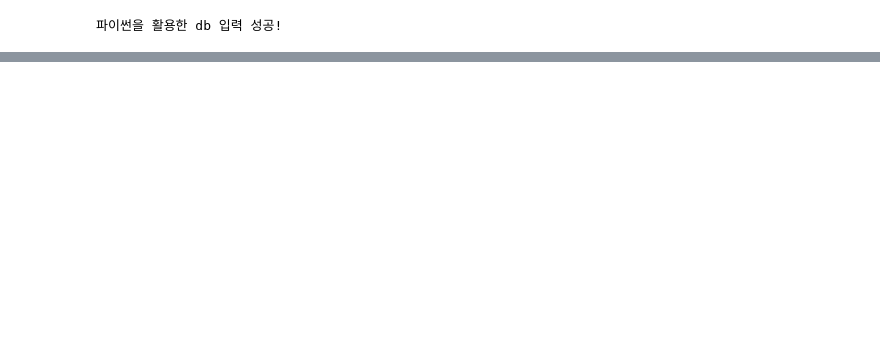
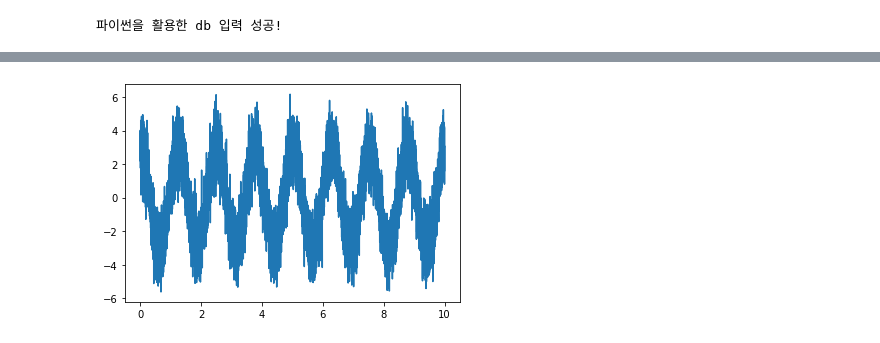
Before and after one commit to KHWeb19/LectureContents, a Jupyter notebook: python/fourth.ipynb, the cells around one changed output, grey strips where cells are left out. Saved outputs shown, nothing was run; the diff lists cells and outputs as text; code cells hidden in the pictures; blank space fills up the shorter version.

```diff
--- a/python/fourth.ipynb
+++ b/python/fourth.ipynb
@@ -37,0 +169,5 @@ print('파이썬을 활용한 db 입력 성공!')
+# %%
+sample_time = np.arange(0, 10, 0.001)
+
+print(sample_time)
+print(len(sample_time))
@@ -37,0 +177,6 @@ print('파이썬을 활용한 db 입력 성공!')
+# %%
+# np.random.normal() 의 경우엔 확률 분포중 가우시안(정규) 분포를 따르는 값들을 생성함
+# 복잡하게 생각할 필요 없이 그냥 랜덤값 만들었다고 생각해도 무방함
+noise = np.random.normal(size = len(sample_time))
+
+print(noise)
@@ -37,0 +186,7 @@ print('파이썬을 활용한 db 입력 성공!')
+# %%
+# P = VI
+voltage = 3 * np.cos(5 * sample_time) + noise
+current = 3 * np.sin(3 * sample_time + (math.pi / 3)) + noise
+
+print(voltage)
+print(current)
@@ -37,0 +208,7 @@ print('파이썬을 활용한 db 입력 성공!')
+# %%
+import matplotlib.pyplot as plt
+
+plt.plot(sample_time, voltage)
+plt.show()
+# %% [output]
+[figure, added]
```
Also changed, not shown: parts of 24 cells of this notebook, 3 other files.
